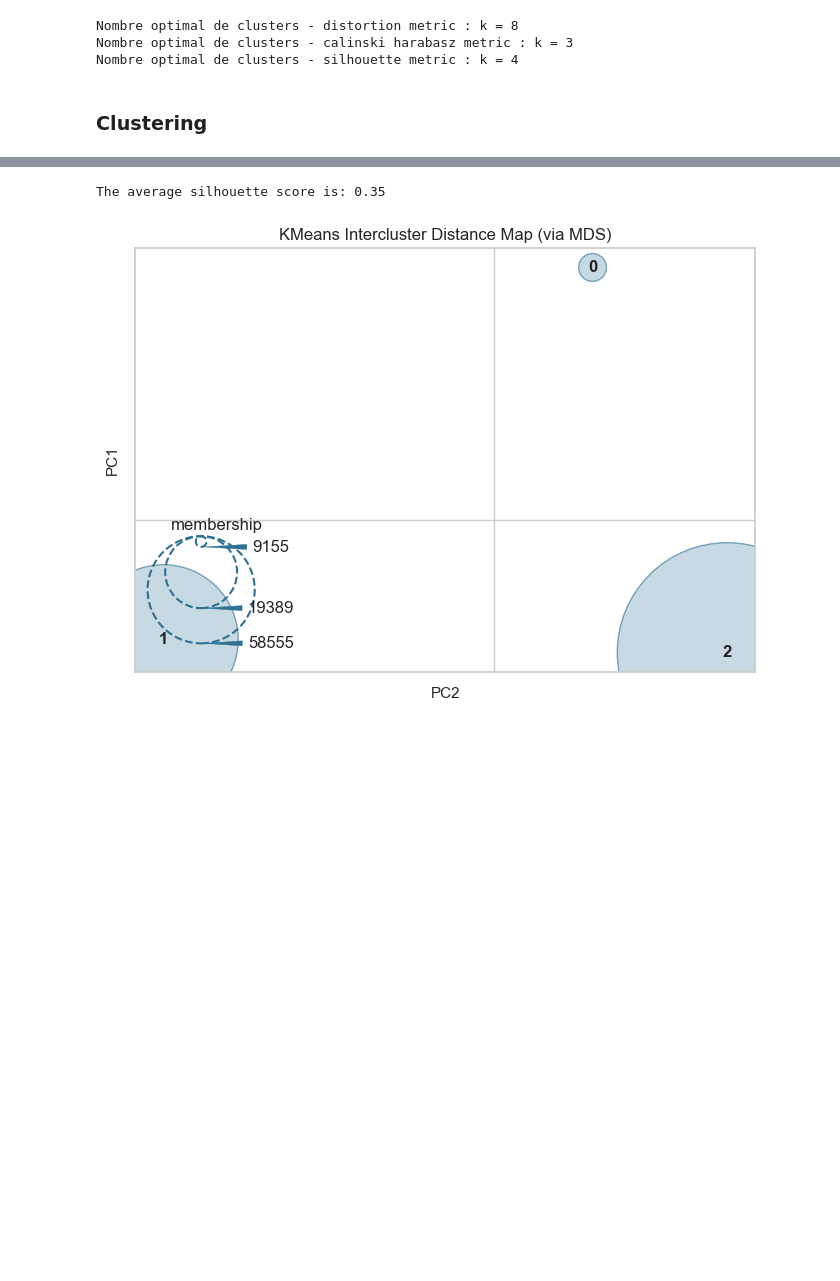
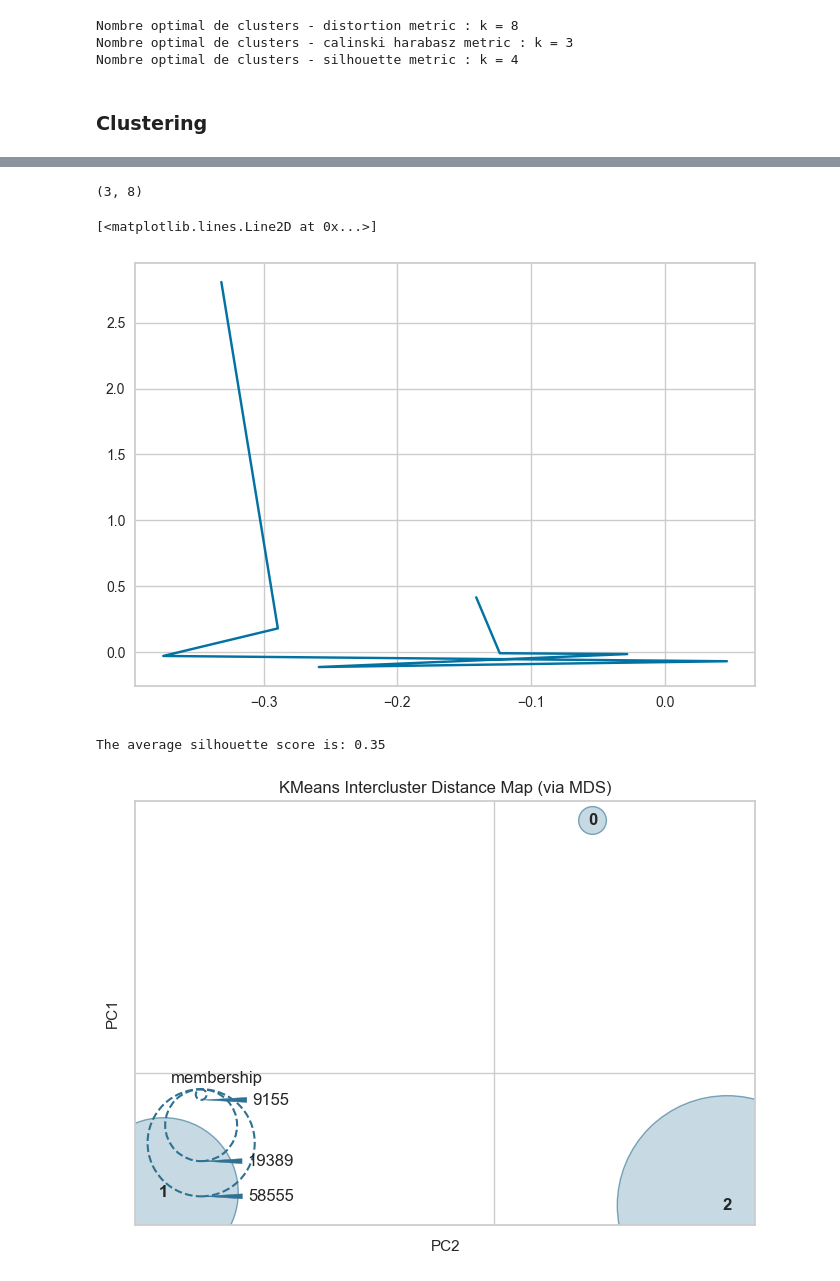
Before and after one commit to LucileRb/customer_segmentation, a Jupyter notebook: Clustering_dataset_reduit.ipynb, the cells around one changed output, grey strips where cells are left out. Drawn from its saved outputs; the diff is of its cells as text; code cells hidden in the pictures; blank space fills up the shorter version.

```diff
--- a/Clustering_dataset_reduit.ipynb
+++ b/Clustering_dataset_reduit.ipynb
@@ -347,3 +346,12 @@ Wall time: 1.51 s
+# %%
+centroids.shape
+# %% [output]
+(3, 8)
+# %%
+plt.plot(centroids[0], centroids[1])
+# %% [output]
+[<matplotlib.lines.Line2D at 0x...>]
+[figure, added]
 # %%
 # Evaluation du clustering : silhouette score
 silhouette_kmeans = round(silhouette_score(df_reduit, model.fit_predict(df_reduit)), 2)
```
Also changed, not shown: parts of 20 cells of this notebook, 2 other files.
